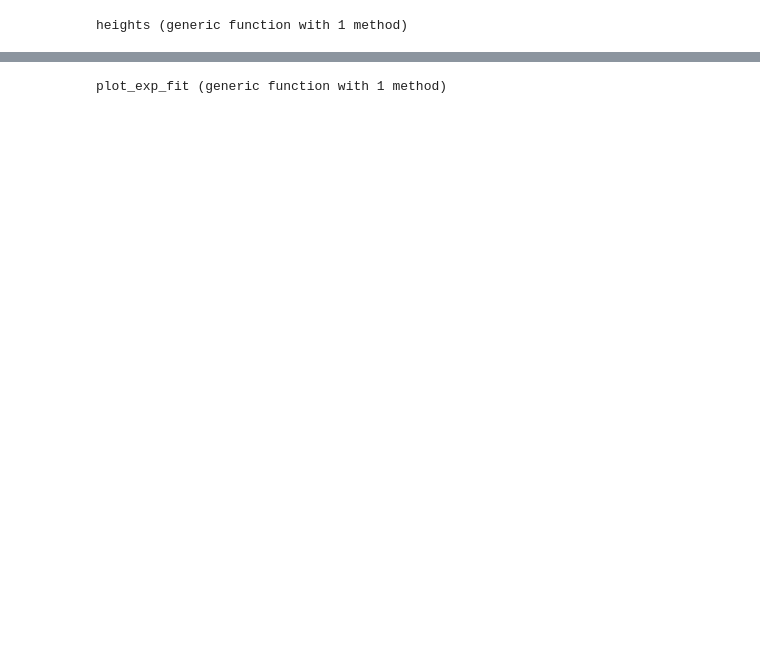
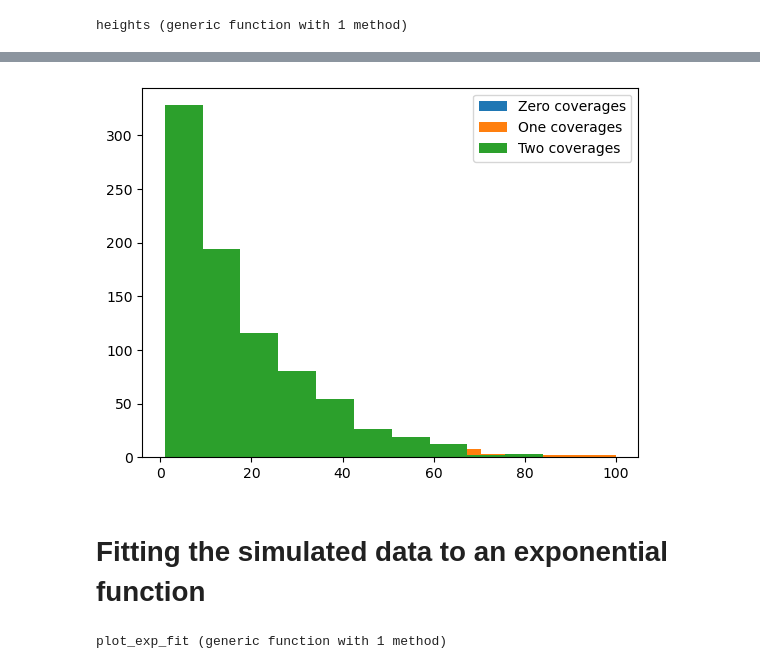
Before and after one commit to pfarndt/Read-Coverage-Distributions-Modelling, a Jupyter notebook: Baseline_random_simulations.ipynb, the cells around one changed output, grey strips where cells are left out. Cells and saved outputs as stored; diff of their text form; code cells hidden in the pictures; blank space fills up the shorter version.

```diff
--- a/Baseline_random_simulations.ipynb
+++ b/Baseline_random_simulations.ipynb
@@ -89 +93,11 @@ histogram(h[2],title="Two coverages")
+# %%
+hist(h[0],label="Zero coverages")
+hist(h[1],label="One coverages")
+hist(h[2],label="Two coverages")
+legend()
+show()
+# %% [output]
+[figure, added]
+# %% [markdown]
+# Fitting the simulated data to an exponential function
 # %%
```
Also changed, not shown: parts of 21 cells of this notebook.
